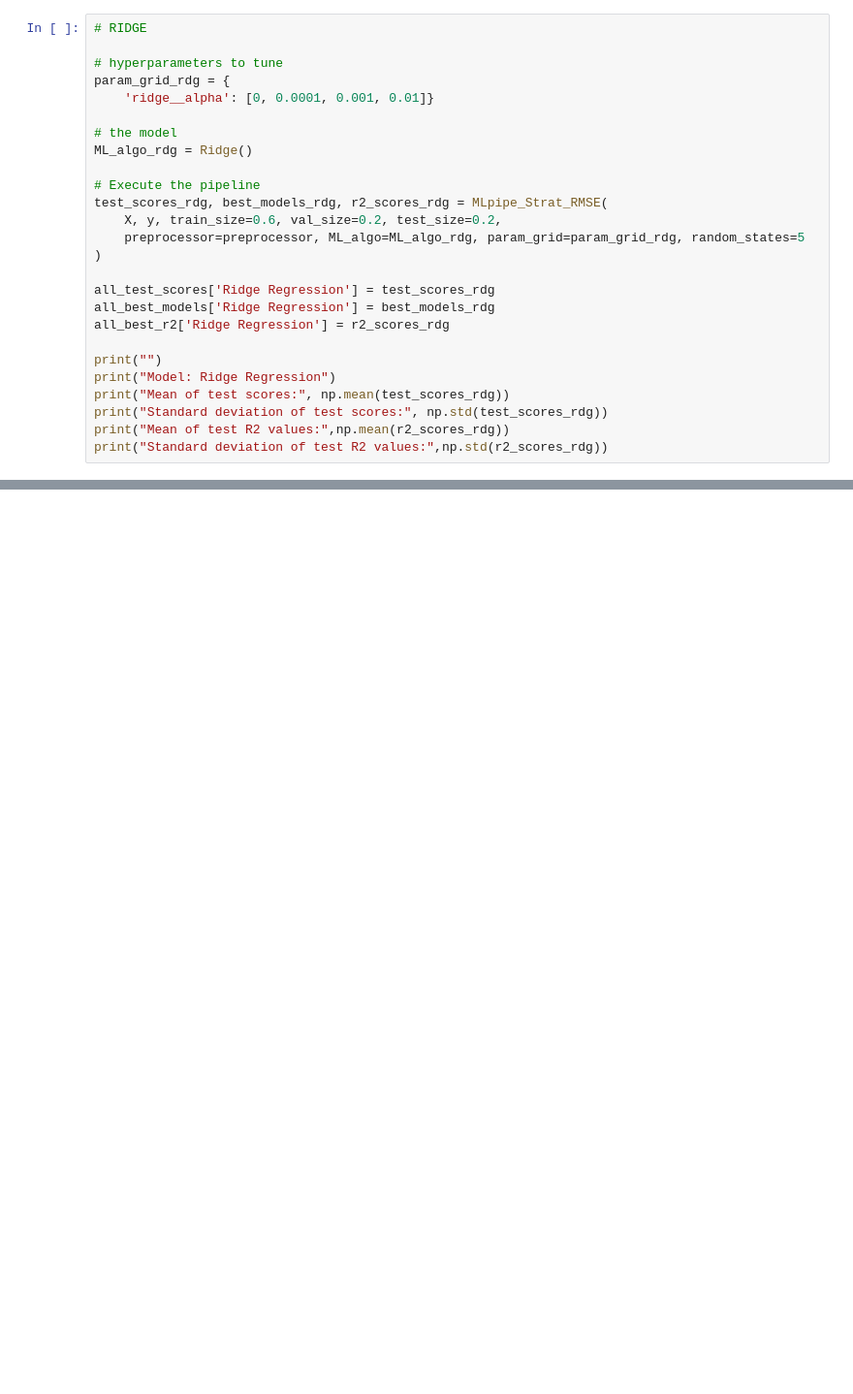
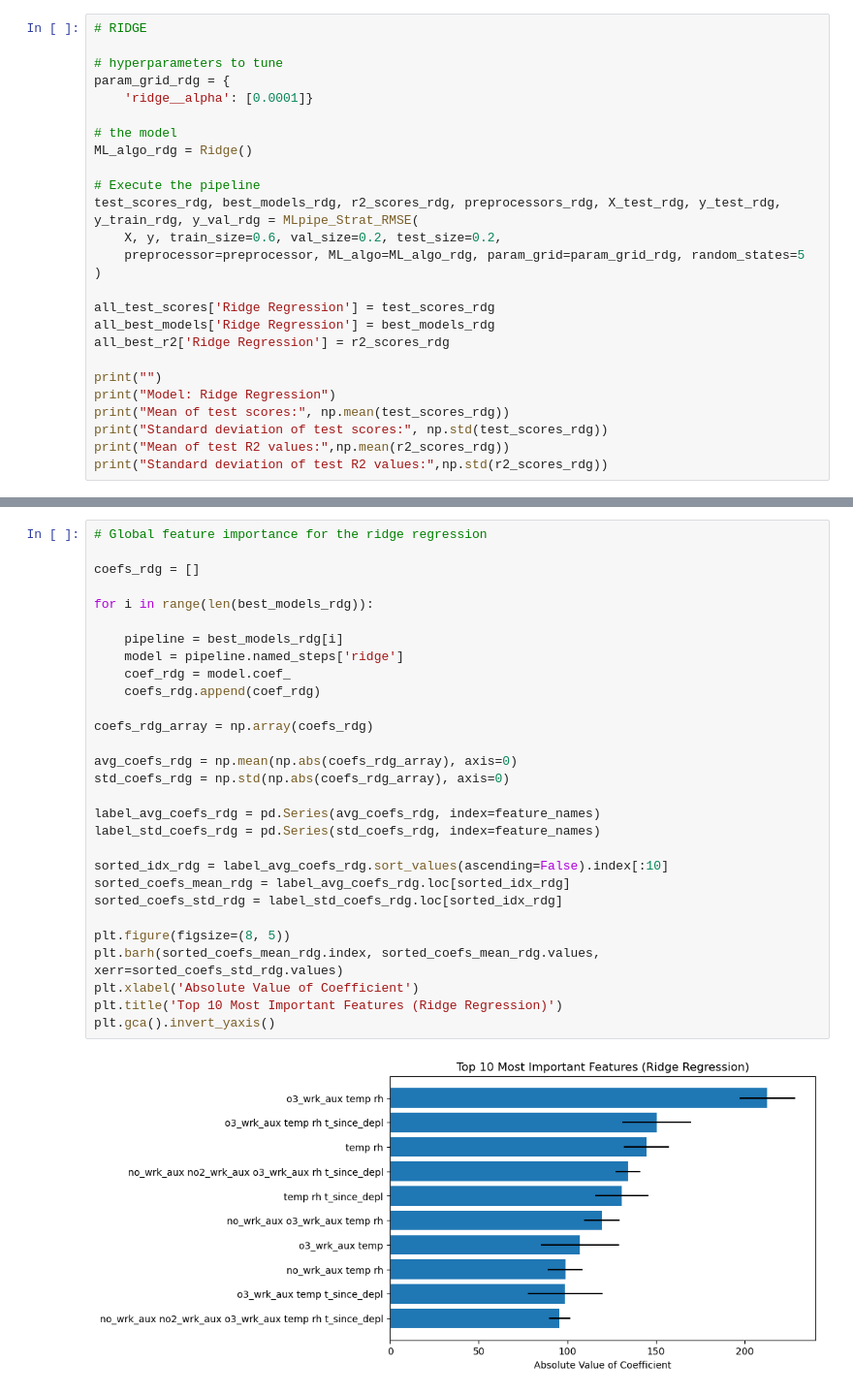
Before and after one commit to gberggg/data1030_finalproject, a Jupyter notebook: Multiple_algos_quadratic.ipynb, the cells around one changed output, grey strips where cells are left out. Shown at 97% size. Drawn from its saved outputs; the diff is of its cells as text; blank space fills up the shorter version.

```diff
--- a/Multiple_algos_quadratic.ipynb
+++ b/Multiple_algos_quadratic.ipynb
@@ -168,13 +291,13 @@ Standard deviation of test R2 values: 0.006757053638481979
 
 # hyperparameters to tune
 param_grid_rdg = {
-    'ridge__alpha': [0, 0.0001, 0.001, 0.01]}
+    'ridge__alpha': [0.0001]}
 
 # the model
 ML_algo_rdg = Ridge()
 
 # Execute the pipeline
-test_scores_rdg, best_models_rdg, r2_scores_rdg = MLpipe_Strat_RMSE(
+test_scores_rdg, best_models_rdg, r2_scores_rdg, preprocessors_rdg, X_test_rdg, y_test_rdg, y_train_rdg, y_val_rdg = MLpipe_Strat_RMSE(
     X, y, train_size=0.6, val_size=0.2, test_size=0.2,
     preprocessor=preprocessor, ML_algo=ML_algo_rdg, param_grid=param_grid_rdg, random_states=5
 )
@@ -411,0 +554,31 @@ Standard deviation of test scores: 1.421133888181789
+# %%
+# Global feature importance for the ridge regression
+
+coefs_rdg = []
+
+for i in range(len(best_models_rdg)):
+
+    pipeline = best_models_rdg[i]
+    model = pipeline.named_steps['ridge']
+    coef_rdg = model.coef_
+    coefs_rdg.append(coef_rdg)
+
+coefs_rdg_array = np.array(coefs_rdg)
+
+avg_coefs_rdg = np.mean(np.abs(coefs_rdg_array), axis=0)
+std_coefs_rdg = np.std(np.abs(coefs_rdg_array), axis=0)
+
+label_avg_coefs_rdg = pd.Series(avg_coefs_rdg, index=feature_names)
+label_std_coefs_rdg = pd.Series(std_coefs_rdg, index=feature_names)
+
+sorted_idx_rdg = label_avg_coefs_rdg.sort_values(ascending=False).index[:10]
+sorted_coefs_mean_rdg = label_avg_coefs_rdg.loc[sorted_idx_rdg]
+sorted_coefs_std_rdg = label_std_coefs_rdg.loc[sorted_idx_rdg]
+
+plt.figure(figsize=(8, 5))
+plt.barh(sorted_coefs_mean_rdg.index, sorted_coefs_mean_rdg.values, xerr=sorted_coefs_std_rdg.values)
+plt.xlabel('Absolute Value of Coefficient')
+plt.title('Top 10 Most Important Features (Ridge Regression)')
+plt.gca().invert_yaxis()
+# %% [output]
+[figure, added]
```
Also changed, not shown: parts of 22 cells of this notebook, 2 other files.
